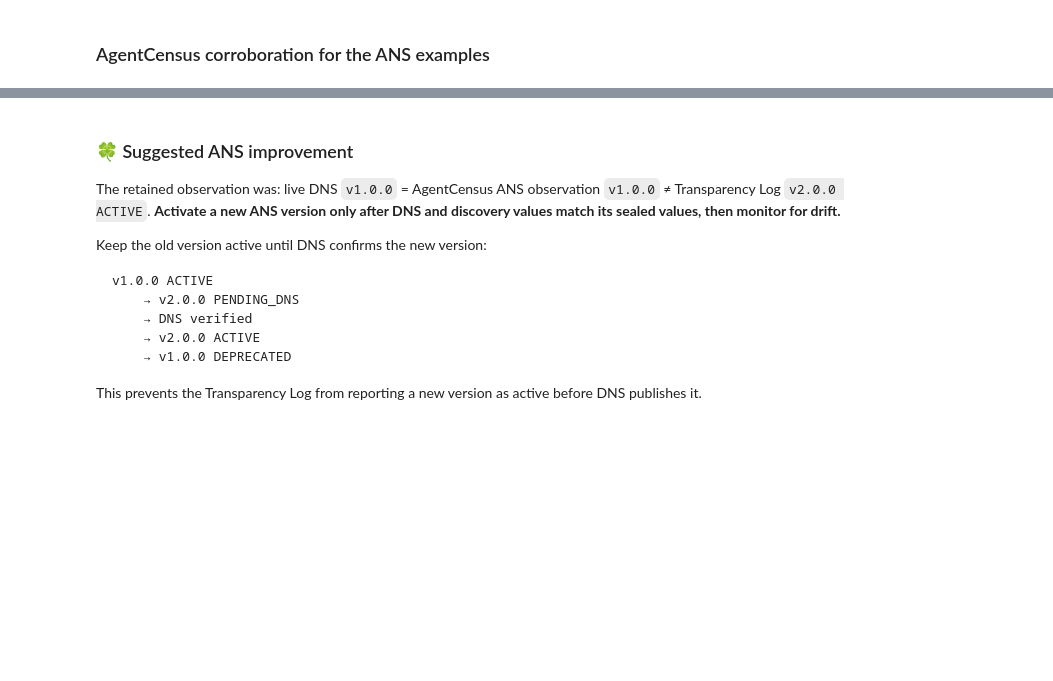
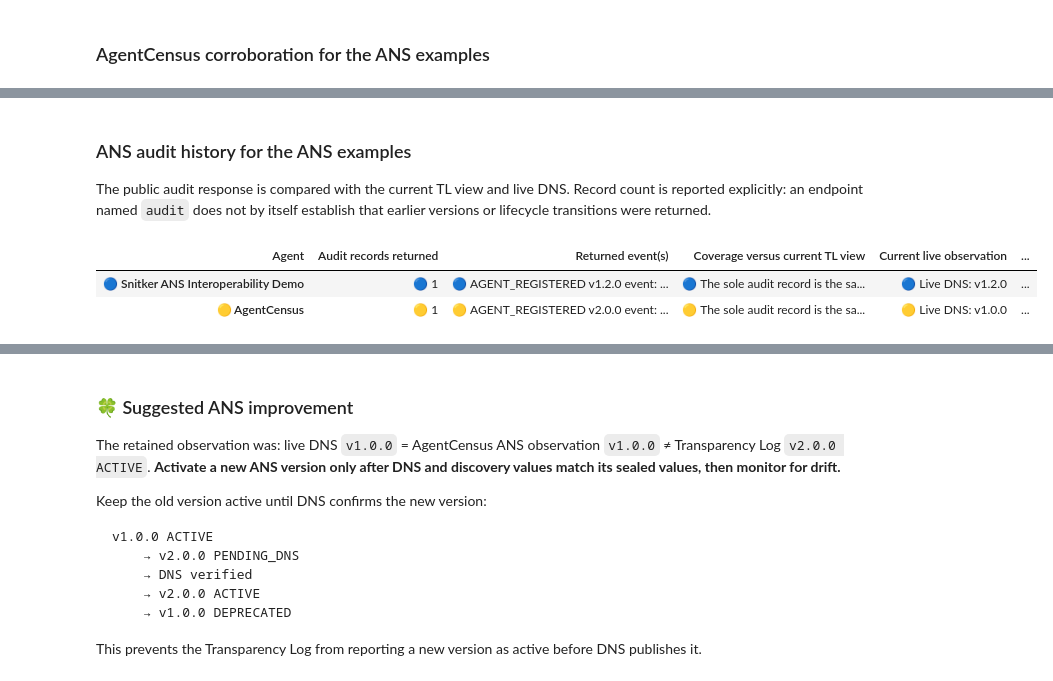
Before and after one commit to hanhanwu/Agentopia, a Jupyter notebook: EXPERIMENTS/notebooks/trust_model_comparison.ipynb, the cells around one changed output, grey strips where cells are left out. Saved outputs shown, nothing was run; the diff lists cells and outputs as text; code cells hidden in the pictures; blank space fills up the shorter version.

```diff
--- a/EXPERIMENTS/notebooks/trust_model_comparison.ipynb
+++ b/EXPERIMENTS/notebooks/trust_model_comparison.ipynb
@@ -216,3 +216,17 @@ HTML(experiment_utils.agentcensus_render_ans_corroboration_table(
 | 🔵 Snitker ANS Interoperability Demo | a2a_alt | 🔵 1.2.0 observed: a2a_alt: 2026-1... | 🔵 Matches live v1.2.0 and TL-seal... | 🔵 Endpoint godaddy.demo.ans.snitk... | 🔵 AgentCensus independently obser... |
 | 🟡 AgentCensus | ans | 🟡 v1.0.0 observed: ans: 2026-10-0... | 🟡 Matches live v1.0.0; differs fr... | 🟡 Endpoint agentcensus.io same or... | 🟡 AgentCensus captured ANS versio... |
 |  | a2a, a2a_alt | 🟡 v1.3 observed: a2a: 2026-10-04T... | 🟡 Source publishes v1.3; differs ... |  |  |
+# %% [markdown]
+### ANS audit history for the ANS examples
+
+The public audit response is compared with the current TL view and live DNS.
+Record count is reported explicitly: an endpoint named `audit` does not by
+itself establish that earlier versions or lifecycle transitions were returned.
+# %%
+HTML(experiment_utils.ans_render_audit_history_table(
+    ANALYSIS_CONFIGURATIONS["ansIntegrityExamples"], CAPTURES
+))
+# %% [output]
+| Agent | Audit records returned | Returned event(s) | Coverage versus current TL view | Current live observation | ... |
+| 🔵 Snitker ANS Interoperability Demo | 🔵 1 | 🔵 AGENT_REGISTERED v1.2.0 event: ... | 🔵 The sole audit record is the sa... | 🔵 Live DNS: v1.2.0 | ... |
+| 🟡 AgentCensus | 🟡 1 | 🟡 AGENT_REGISTERED v2.0.0 event: ... | 🟡 The sole audit record is the sa... | 🟡 Live DNS: v1.0.0 | ... |
```
Also changed, not shown: parts of 9 cells of this notebook, 6 other files.
